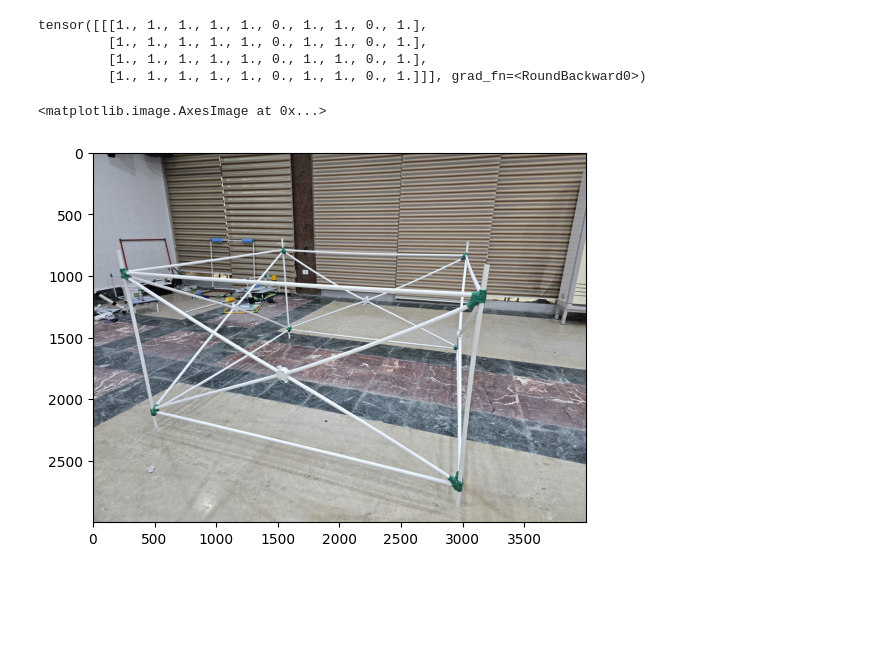
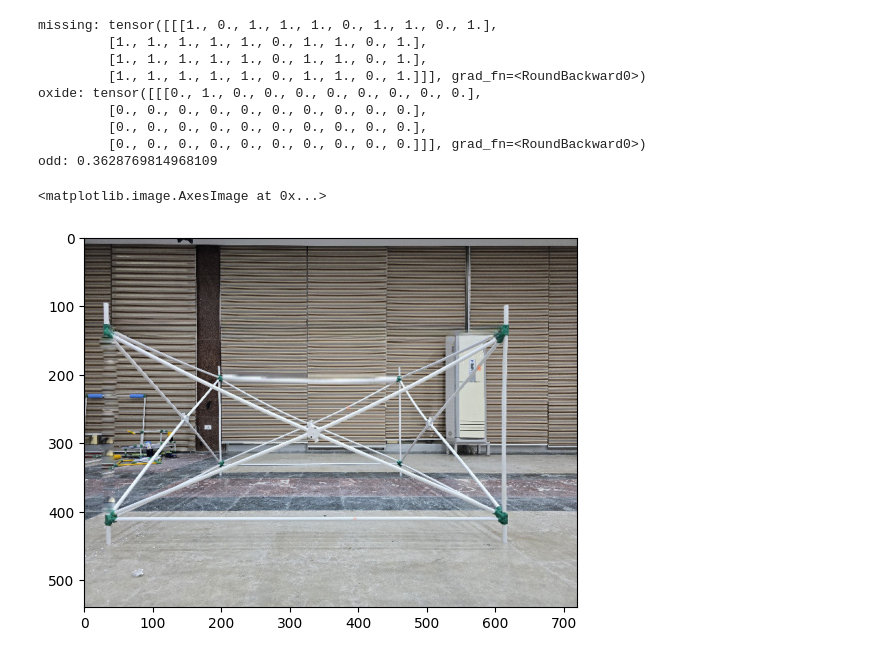
Before and after one commit to RobEn-AAST/mate-pipe-issue-detection, a Jupyter notebook: test.ipynb, the cells around one changed output. Drawn from its saved outputs; the diff is of its cells as text; code cells hidden in the pictures; blank space fills up the shorter version.

```diff
--- a/test.ipynb
+++ b/test.ipynb
@@ -54,35 +93,32 @@ model.load_state_dict(torch.load('./checkpoints/pipe_detector.pth', weights_only
 # %%
 model.eval()
-
-# transform = transforms.Compose([
-#     transforms.Resize((256, 256)),
-#     transforms.PILToTensor(),                # uint8 [0–255]
-#     transforms.ConvertImageDtype(torch.float),  # now float32 [0–255]
-#     transforms.Lambda(lambda x: x / 255.0),     # float32 [0–1]
-#     transforms.Normalize(
-#         mean=[0.485, 0.456, 0.406],
-#         std= [0.229, 0.224, 0.225],
-#     ),
-# ])
 
 transform = transforms.Compose(
     [
         transforms.Resize((256, 256)),
         transforms.ToTensor(),
         transforms.Normalize(mean=[0.485, 0.456, 0.406], std=[0.229, 0.224, 0.225]),
     ]
 )
 
-img = Image.open('./data/real/6.jpeg').convert("RGB")
+img = Image.open('./data/test/4.jpeg').convert("RGB")
 img_t = transform(img).unsqueeze(0)
 
 result = model(img_t)
-print(torch.sigmoid(result).round())
+
+print(f'missing: {torch.sigmoid(result['missing']).round()}')
+print(f'oxide: {torch.sigmoid(result['oxide']).round()}')
+print(f'odd: {torch.sigmoid(result['odd']).max()}')
 plt.imshow(img)
 # %% [output]
-tensor([[[1., 1., 1., 1., 1., 0., 1., 1., 0., 1.],
+missing: tensor([[[1., 0., 1., 1., 1., 0., 1., 1., 0., 1.],
          [1., 1., 1., 1., 1., 0., 1., 1., 0., 1.],
          [1., 1., 1., 1., 1., 0., 1., 1., 0., 1.],
          [1., 1., 1., 1., 1., 0., 1., 1., 0., 1.]]], grad_fn=<RoundBackward0>)
+oxide: tensor([[[0., 1., 0., 0., 0., 0., 0., 0., 0., 0.],
+         [0., 0., 0., 0., 0., 0., 0., 0., 0., 0.],
+         [0., 0., 0., 0., 0., 0., 0., 0., 0., 0.],
+         [0., 0., 0., 0., 0., 0., 0., 0., 0., 0.]]], grad_fn=<RoundBackward0>)
+odd: 0.3628769814968109
 <matplotlib.image.AxesImage at 0x...>
-[figure, old version]
+[figure, new version]
```
Also changed, not shown: parts of 1 cell of this notebook, 9 other files.
